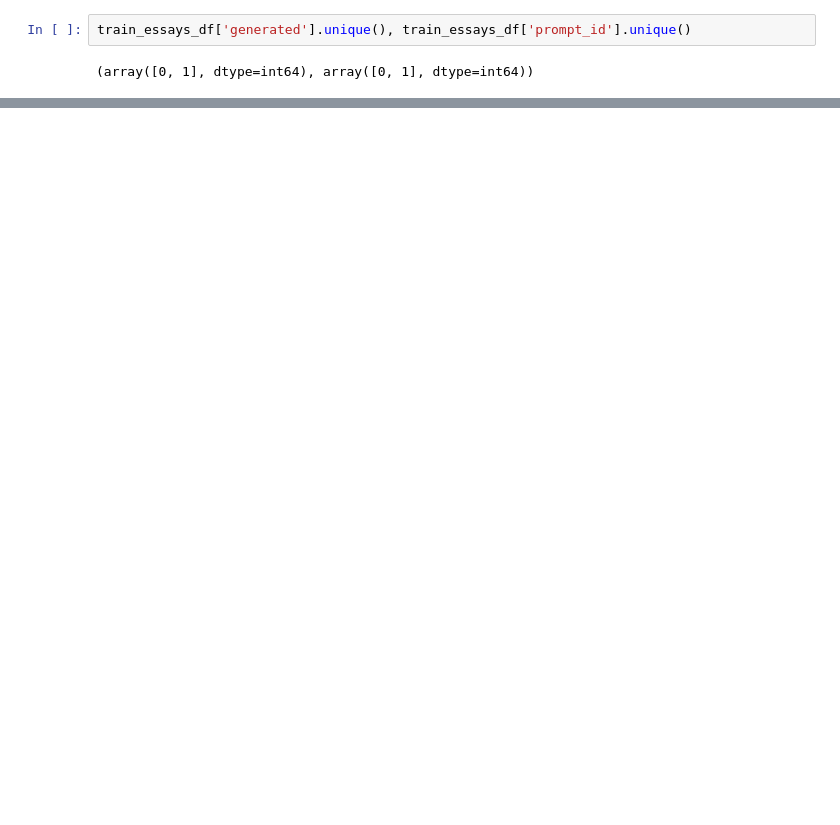
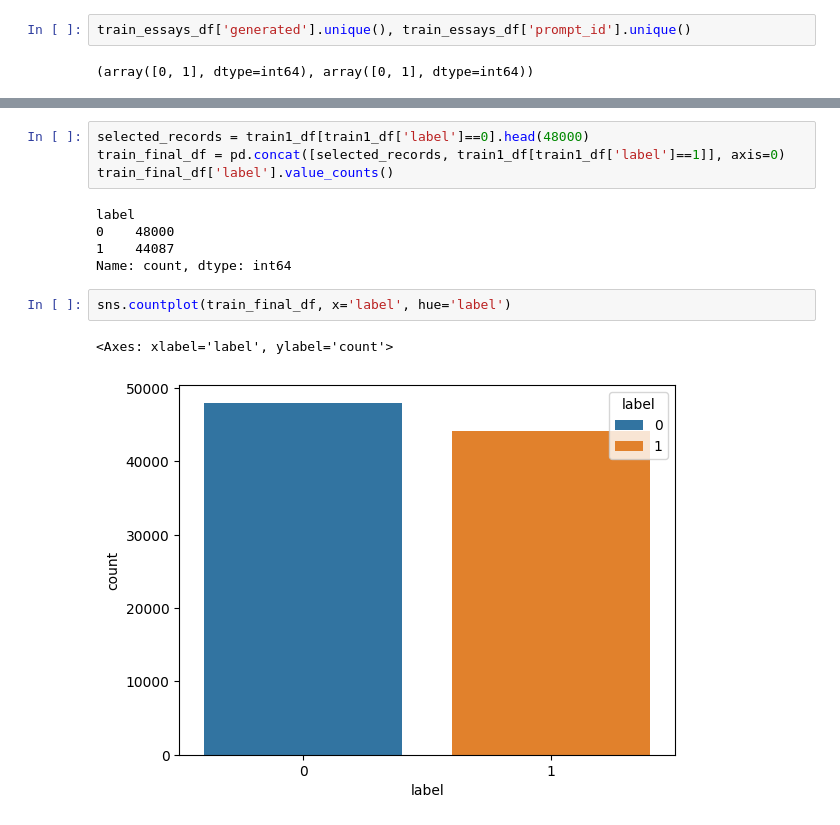
Before and after one commit to parimalakettymuthu/ClassificationModels, a Jupyter notebook: Detect_AI_Generated_Text.ipynb, the cells around one changed output, grey strips where cells are left out. Saved outputs shown, nothing was run; the diff lists cells and outputs as text; blank space fills up the shorter version.

```diff
--- a/Detect_AI_Generated_Text.ipynb
+++ b/Detect_AI_Generated_Text.ipynb
@@ -27,0 +121,14 @@ train_essays_df['generated'].unique(), train_essays_df['prompt_id'].unique()
+# %%
+selected_records = train1_df[train1_df['label']==0].head(48000)
+train_final_df = pd.concat([selected_records, train1_df[train1_df['label']==1]], axis=0)
+train_final_df['label'].value_counts()
+# %% [output]
+label
+0    48000
+1    44087
+Name: count, dtype: int64
+# %%
+sns.countplot(train_final_df, x='label', hue='label')
+# %% [output]
+<Axes: xlabel='label', ylabel='count'>
+[figure, added]
```
Also changed, not shown: parts of 17 cells of this notebook.
